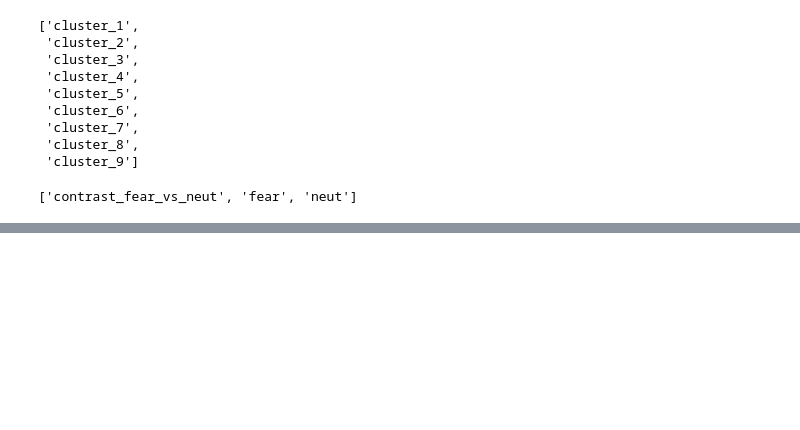
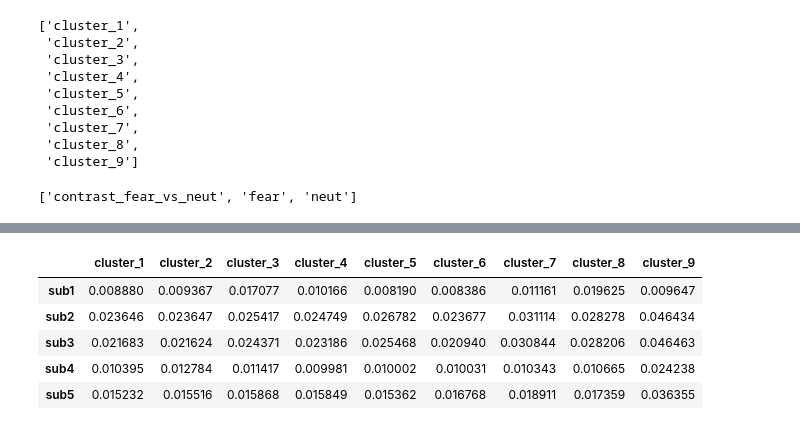
Before and after one commit to SIMEXP/hcp, a Jupyter notebook: hcp_association_subtypes_emotion_19-06-2017.ipynb, the cells around one changed output, grey strips where cells are left out. Saved outputs shown, nothing was run; the diff lists cells and outputs as text; code cells hidden in the pictures; blank space fills up the shorter version.

```diff
--- a/hcp_association_subtypes_emotion_19-06-2017.ipynb
+++ b/hcp_association_subtypes_emotion_19-06-2017.ipynb
@@ -48,7 +58,10 @@ list_trial  = [f for f in os.listdir(path_networks)]
 list_trial
 # %% [output]
 ['contrast_fear_vs_neut', 'fear', 'neut']
+# %%
+list_subtype = ['sub1','sub2','sub3','sub4','sub5']
 # %%
+# Create R-squared table to be used in R
 for trial_name in list_trial :
     # build R2 table for radar plot
     for ix, pheno_name in enumerate(list_pheno):
@@ -63,8 +76,6 @@ for trial_name in list_trial :
             pheno_r2_final =pd.concat([pheno_r2_final,pd.Series(pheno_r2.tolist()[0])],axis=1)
 
     pheno_r2_final.columns = list_pheno
-    pheno_r2_final.index = ['sub1','sub2','sub3','sub4','sub5']
+    pheno_r2_final.index = list_subtype
     pheno_r2_final = pd.DataFrame(pheno_r2_final)
-    pheno_r2_final.to_csv(os.path.join(path_association,'{}_r2.csv'.format(trial_name)))
+    pheno_r2_final.to_csv(os.path.join(path_root,'{}_r2.csv'.format(trial_name)))
-# %%
-pheno_r2_final.index = ['sub1','sub2','sub3','sub4','sub5']
@@ -128 +82,10 @@ for trial in trial_list :
+# %%
+pheno_r2_final
+# %% [output]
+|  | cluster_1 | cluster_2 | cluster_3 | cluster_4 | cluster_5 | cluster_6 | cluster_7 | cluster_8 | cluster_9 |
+| sub1 | 0.008880 | 0.009367 | 0.017077 | 0.010166 | 0.008190 | 0.008386 | 0.011161 | 0.019625 | 0.009647 |
+| sub2 | 0.023646 | 0.023647 | 0.025417 | 0.024749 | 0.026782 | 0.023677 | 0.031114 | 0.028278 | 0.046434 |
+| sub3 | 0.021683 | 0.021624 | 0.024371 | 0.023186 | 0.025468 | 0.020940 | 0.030844 | 0.028206 | 0.046463 |
+| sub4 | 0.010395 | 0.012784 | 0.011417 | 0.009981 | 0.010002 | 0.010031 | 0.010343 | 0.010665 | 0.024238 |
+| sub5 | 0.015232 | 0.015516 | 0.015868 | 0.015849 | 0.015362 | 0.016768 | 0.018911 | 0.017359 | 0.036355 |
 # %%
```
Also changed, not shown: parts of 16 cells of this notebook, 8 other files.
